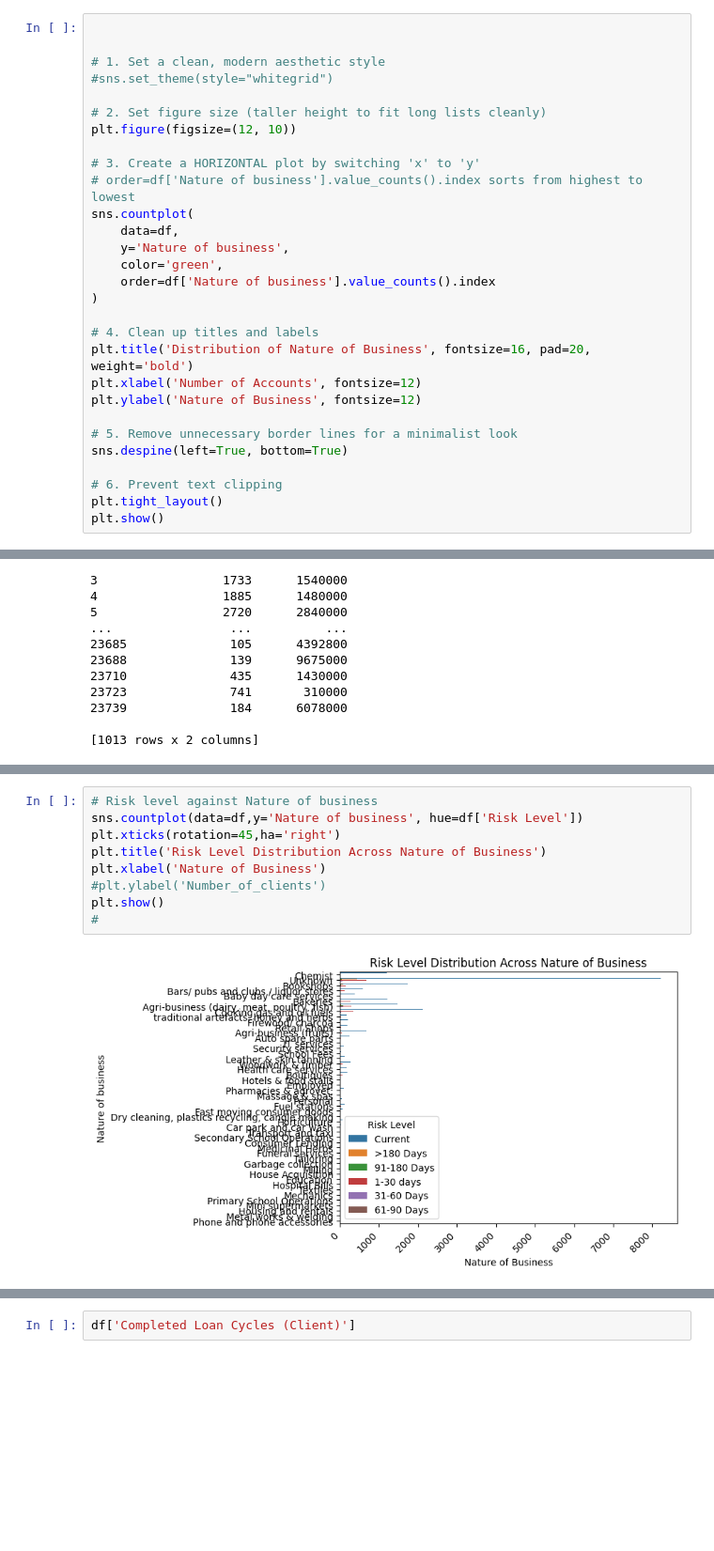
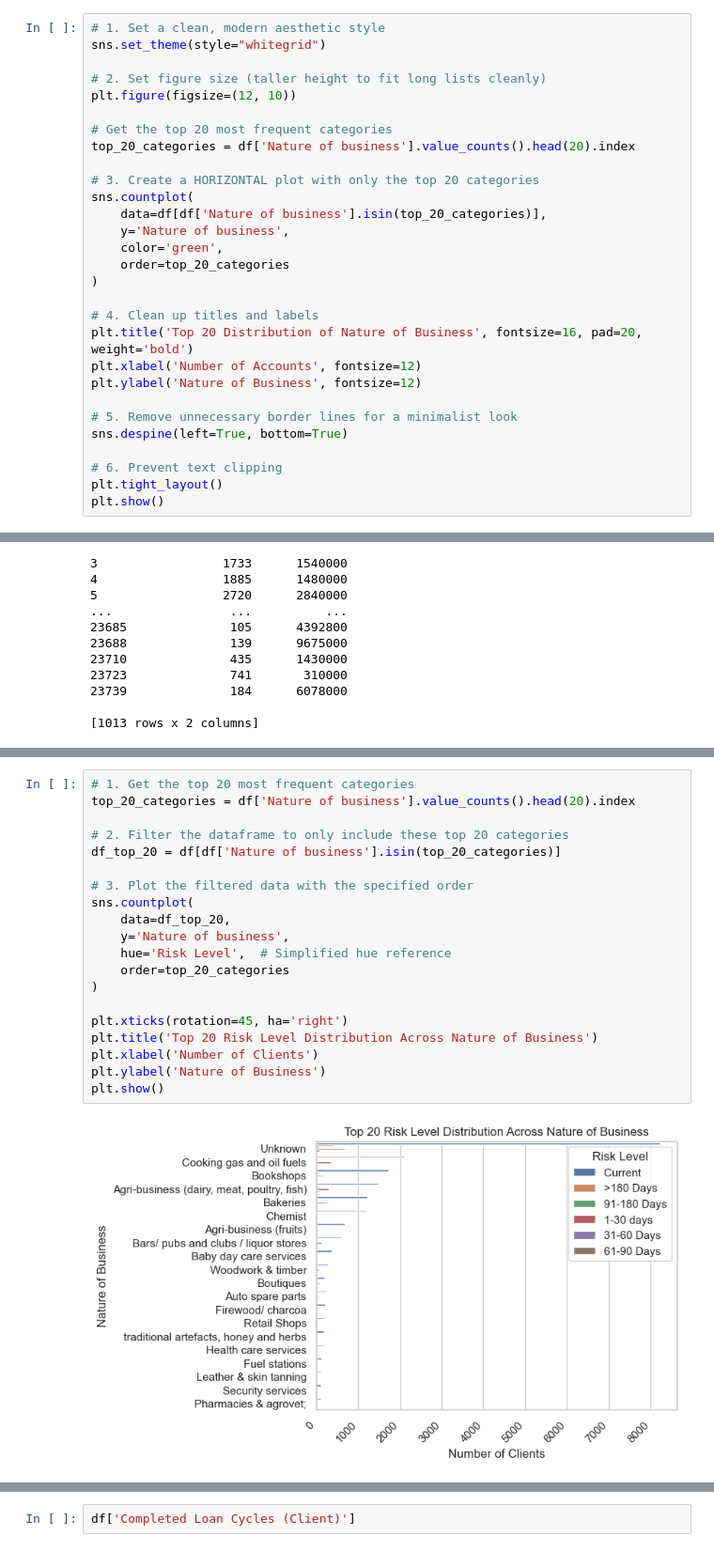
Before and after one commit to lemwaizz/DSFT_G6_Capstone, a Jupyter notebook: financial_dna.ipynb, the cells around one changed output, grey strips where cells are left out. Shown at 94% size. Cells and saved outputs as stored; diff of their text form; blank space fills up the shorter version.

```diff
--- a/financial_dna.ipynb
+++ b/financial_dna.ipynb
@@ -746,24 +810,24 @@ Text(0, 0.5, 'Number_of_Accounts')
 [figure]
 # %%
-
-
 # 1. Set a clean, modern aesthetic style
-#sns.set_theme(style="whitegrid")
+sns.set_theme(style="whitegrid")
 
 # 2. Set figure size (taller height to fit long lists cleanly)
 plt.figure(figsize=(12, 10))
 
-# 3. Create a HORIZONTAL plot by switching 'x' to 'y'
-# order=df['Nature of business'].value_counts().index sorts from highest to lowest
+# Get the top 20 most frequent categories
+top_20_categories = df['Nature of business'].value_counts().head(20).index
+
+# 3. Create a HORIZONTAL plot with only the top 20 categories
 sns.countplot(
-    data=df,
+    data=df[df['Nature of business'].isin(top_20_categories)],
     y='Nature of business',
     color='green',
-    order=df['Nature of business'].value_counts().index
+    order=top_20_categories
 )
 
 # 4. Clean up titles and labels
-plt.title('Distribution of Nature of Business', fontsize=16, pad=20, weight='bold')
+plt.title('Top 20 Distribution of Nature of Business', fontsize=16, pad=20, weight='bold')
 plt.xlabel('Number of Accounts', fontsize=12)
 plt.ylabel('Nature of Business', fontsize=12)
 
@@ -848,14 +922,25 @@ plt.show()
 # %%
-# Risk level against Nature of business
-sns.countplot(data=df,y='Nature of business', hue=df['Risk Level'])
-plt.xticks(rotation=45,ha='right')
-plt.title('Risk Level Distribution Across Nature of Business')
-plt.xlabel('Nature of Business')
-#plt.ylabel('Number_of_clients')
+# 1. Get the top 20 most frequent categories
+top_20_categories = df['Nature of business'].value_counts().head(20).index
+
+# 2. Filter the dataframe to only include these top 20 categories
+df_top_20 = df[df['Nature of business'].isin(top_20_categories)]
+
+# 3. Plot the filtered data with the specified order
+sns.countplot(
+    data=df_top_20,
+    y='Nature of business',
+    hue='Risk Level',  # Simplified hue reference
+    order=top_20_categories
+)
+
+plt.xticks(rotation=45, ha='right')
+plt.title('Top 20 Risk Level Distribution Across Nature of Business')
+plt.xlabel('Number of Clients')
+plt.ylabel('Nature of Business')
 plt.show()
-#
 # %% [output]
-[figure, old version]
+[figure, new version]
 # %%
 ## Was refinanced against Arrears
 
```
Also changed, not shown: parts of 71 cells of this notebook, 10 other files.
